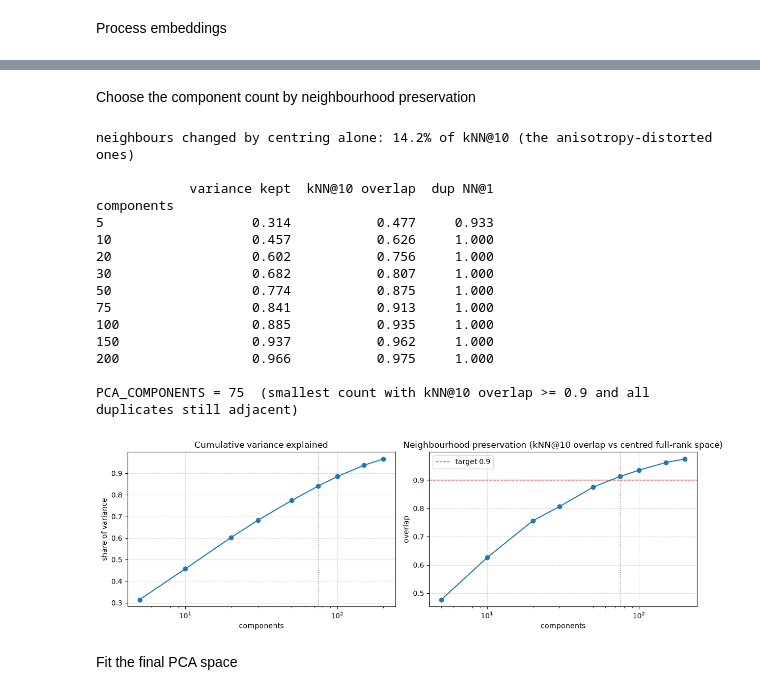
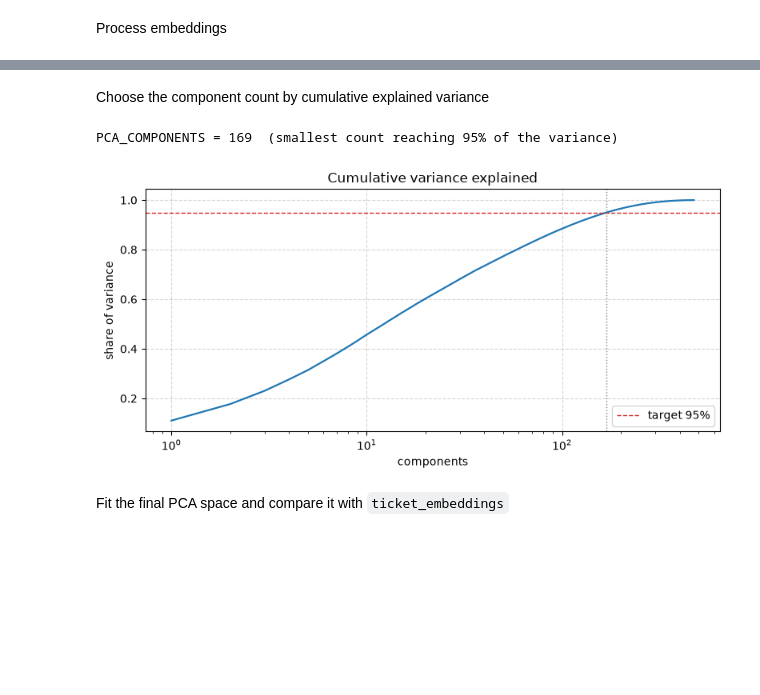
Before and after one commit to nicolaubruno/voll_technical_case, a Jupyter notebook: 1. Exploration.ipynb, the cells around one changed output, grey strips where cells are left out. Cells and saved outputs as stored; diff of their text form; code cells hidden in the pictures; blank space fills up the shorter version.

```diff
--- a/1. Exploration.ipynb
+++ b/1. Exploration.ipynb
@@ -687,16 +692,16 @@ SAMPLES = {
 }
 
 for tid, why in SAMPLES.items():
-    before, after = cleaned_tickets_df["full_text"][tid], clean_text[tid]
+    before, after = cleaned_tickets_df["full_text"][tid], cleaned_tickets_df["full_text"][tid]
     print(f"--- ticket {tid} | {why}")
     print(f"    {len(before)} -> {len(after)} chars ({1 - len(after)/len(before):.0%} removed)")
     print(f"    RAW  : {before[:250]}")
     print(f"    CLEAN: {after[:250]}\n")
 
 # Over-cleaning guard: a short ticket must never be reduced to nothing.
-too_short = clean_text[clean_text.str.len() < 30]
+too_short = cleaned_tickets_df[cleaned_tickets_df["full_text"].str.len() < 30]
 print(f"cleaned documents under 30 chars : {len(too_short)}")
-print(f"empty cleaned documents          : {(clean_text.str.len() == 0).sum()}")
+print(f"empty cleaned documents          : {(cleaned_tickets_df['full_text'].str.len() == 0).sum()}")
 if len(too_short):
     print("\nWARNING - rules may be too aggressive for:")
     for tid, t in too_short.items():
@@ -943,68 +907,32 @@ def pca_reduce(vectors, n_components, seed=42):
 # %% [markdown]
-Choose the component count by neighbourhood preservation
+Choose the component count by cumulative explained variance
 # %%
-PCA_CANDIDATES = [5, 10, 20, 30, 50, 75, 100, 150, 200]
-KNN_PRESERVATION_TARGET = 0.90
+PCA_VARIANCE_TARGET = 0.95
 
-# The reference is the CENTRED full-rank space, not the raw one. Centring alone
-# changes a noticeable share of each ticket's neighbours - those were the ones the
-# common offset had distorted - so measuring fidelity against the raw space would
-# penalise the very correction we want. Quantify that first.
-centred_full = normalize(ticket_embeddings - ticket_embeddings.mean(axis=0))
-raw_knn, reference_knn = knn_sets(ticket_embeddings), knn_sets(centred_full)
-print(f"neighbours changed by centring alone: {1 - knn_overlap(raw_knn, reference_knn):.1%} of kNN@{KNN_K} "
-      f"(the anisotropy-distorted ones)\n")
+# scikit-learn: passing a float (0, 1) to n_components picks the smallest number of
+# components whose cumulative explained variance reaches that share.
+variance_probe = PCA(n_components=PCA_VARIANCE_TARGET, random_state=42).fit(ticket_embeddings)
+PCA_COMPONENTS = variance_probe.n_components_
 cum_variance = PCA(random_state=42).fit(ticket_embeddings).explained_variance_ratio_.cumsum()
 
-sweep = []
-for n in PCA_CANDIDATES:
-    reduced, _ = pca_reduce(ticket_embeddings, n)
-    sweep.append({"components": n,
-                  "variance kept": cum_variance[n - 1],
-                  f"kNN@{KNN_K} overlap": knn_overlap(reference_knn, knn_sets(reduced)),
-                  "dup NN@1": dup_nn1(reduced)})
-sweep = pd.DataFrame(sweep).set_index("components")
-print(sweep.to_string(float_format=lambda v: f"{v:.3f}"))
+print(f"PCA_COMPONENTS = {PCA_COMPONENTS}  "
+      f"(smallest count reaching {PCA_VARIANCE_TARGET:.0%} of the variance)")
 
-# Smallest component count that preserves the neighbourhood structure and the duplicates.
-eligible = sweep[(sweep[f"kNN@{KNN_K} overlap"] >= KNN_PRESERVATION_TARGET) & (sweep["dup NN@1"] == 1.0)]
-PCA_COMPONENTS = int(eligible.index.min())
-print(f"\nPCA_COMPONENTS = {PCA_COMPONENTS}  (smallest count with kNN@{KNN_K} overlap >= "
-      f"{KNN_PRESERVATION_TARGET} and all duplicates still adjacent)")
-
-fig, axes = plt.subplots(1, 2, figsize=(12, 4))
-axes[0].plot(sweep.index, sweep["variance kept"], marker="o")
-axes[0].set(title="Cumulative variance explained", xlabel="components", ylabel="share of variance")
-axes[1].plot(sweep.index, sweep[f"kNN@{KNN_K} overlap"], marker="o")
-axes[1].axhline(KNN_PRESERVATION_TARGET, ls="--", lw=1, color="tab:red", label=f"target {KNN_PRESERVATION_TARGET}")
-axes[1].set(title=f"Neighbourhood preservation (kNN@{KNN_K} overlap vs centred full-rank space)",
-            xlabel="components", ylabel="overlap")
-axes[1].legend()
-for ax in axes:
-    ax.axvline(PCA_COMPONENTS, ls=":", lw=1, color="gray")
-    ax.set_xscale("log")
-    ax.grid(linestyle="--", alpha=.5)
+fig, ax = plt.subplots(figsize=(8, 4))
+ax.plot(np.arange(1, len(cum_variance) + 1), cum_variance, lw=1.6)
+ax.axhline(PCA_VARIANCE_TARGET, ls="--", lw=1, color="tab:red", label=f"target {PCA_VARIANCE_TARGET:.0%}")
+ax.axvline(PCA_COMPONENTS, ls=":", lw=1, color="gray")
+ax.set(title="Cumulative variance explained", xlabel="components", ylabel="share of variance")
+ax.set_xscale("log")
+ax.legend()
+ax.grid(linestyle="--", alpha=.5)
 plt.tight_layout()
 plt.show()
 # %% [output]
-neighbours changed by centring alone: 14.2% of kNN@10 (the anisotropy-distorted ones)
-
-            variance kept  kNN@10 overlap  dup NN@1
-components
-5                   0.314           0.477     0.933
-10                  0.457           0.626     1.000
-20                  0.602           0.756     1.000
-30                  0.682           0.807     1.000
-50                  0.774           0.875     1.000
-75                  0.841           0.913     1.000
-100                 0.885           0.935     1.000
-150                 0.937           0.962     1.000
-200                 0.966           0.975     1.000
-
-PCA_COMPONENTS = 75  (smallest count with kNN@10 overlap >= 0.9 and all duplicates still adjacent)
+PCA_COMPONENTS = 169  (smallest count reaching 95% of the variance)
-[figure, old version]
+[figure, new version]
 # %% [markdown]
-Fit the final PCA space
+Fit the final PCA space and compare it with `ticket_embeddings`
 # %%
 # Final PCA space for KMeans / agglomerative clustering. Unit-normalised, so cosine
 # similarity is still a dot product and spherical KMeans still applies.
```
Also changed, not shown: parts of 28 cells of this notebook, 3 other files.
